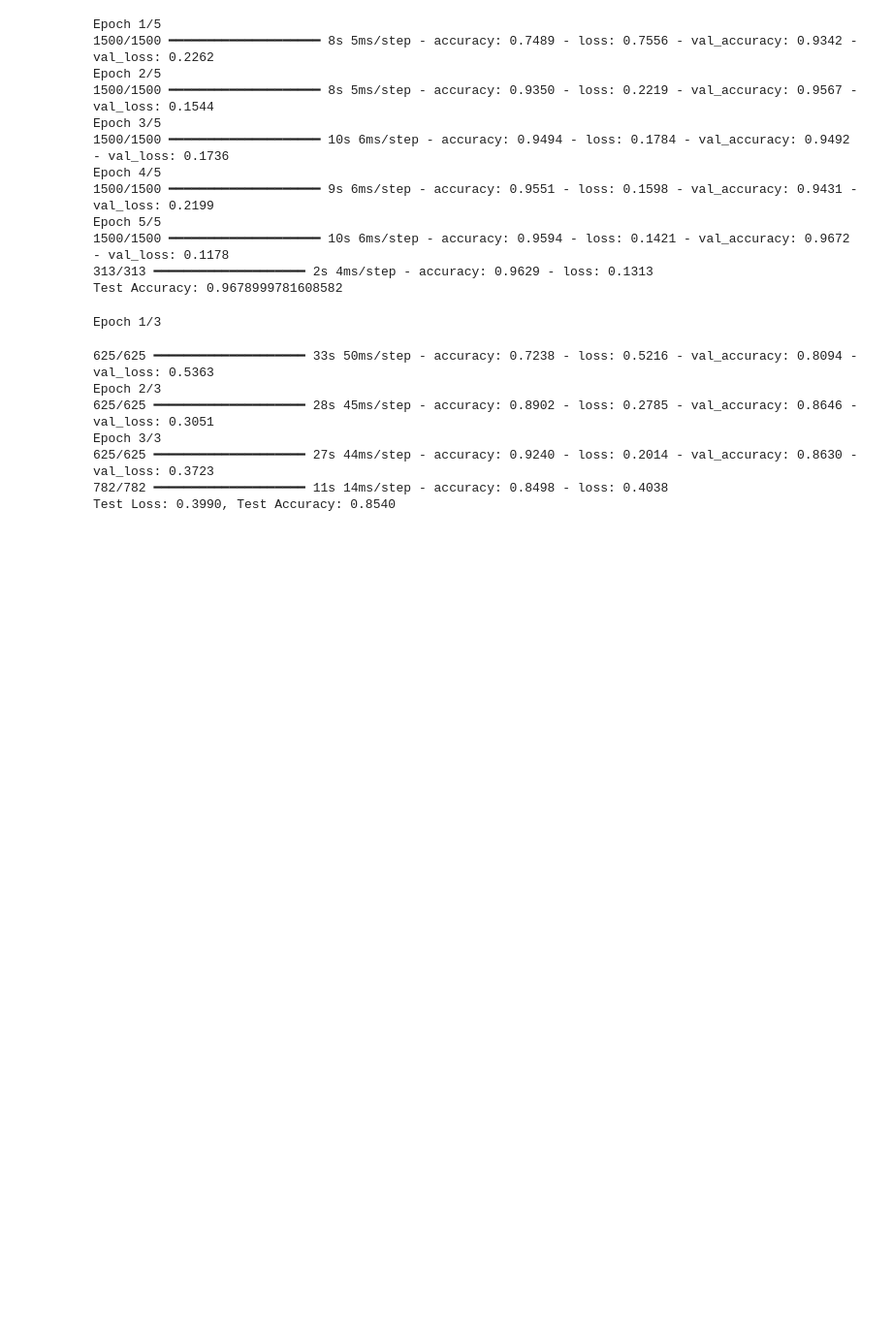
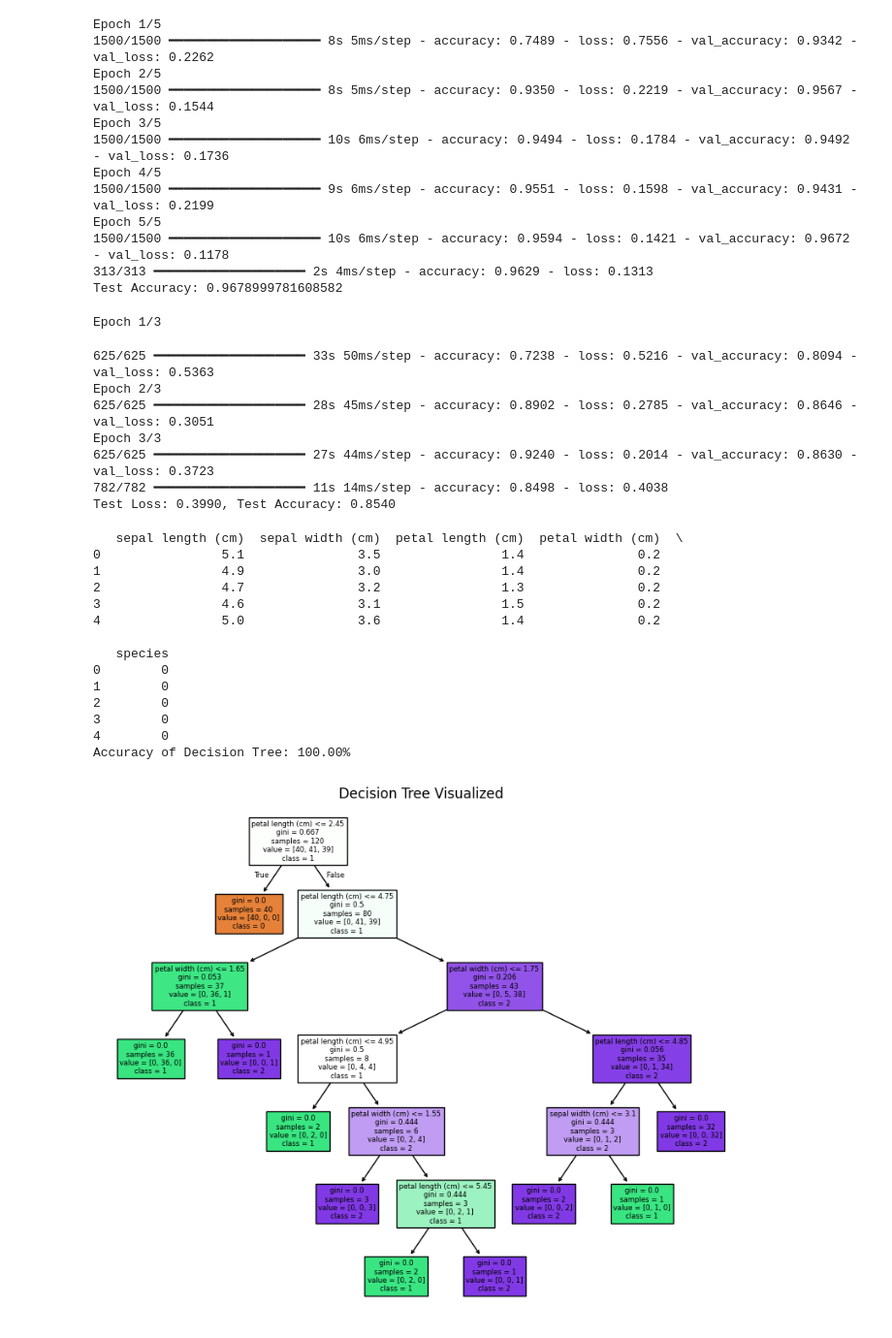
Before and after one commit to nbumani/cse03-intel, a Jupyter notebook: cse03.f1.ipynb, the cells around one changed output. Shown at 97% size. Saved outputs shown, nothing was run; the diff lists cells and outputs as text; code cells hidden in the pictures; blank space fills up the shorter version.

```diff
--- a/cse03.f1.ipynb
+++ b/cse03.f1.ipynb
@@ -245,3 +245,40 @@ Epoch 3/3
 625/625 ━━━━━━━━━━━━━━━━━━━━ 27s 44ms/step - accuracy: 0.9240 - loss: 0.2014 - val_accuracy: 0.8630 - val_loss: 0.3723
 782/782 ━━━━━━━━━━━━━━━━━━━━ 11s 14ms/step - accuracy: 0.8498 - loss: 0.4038
 Test Loss: 0.3990, Test Accuracy: 0.8540
+# %%
+import pandas as pd
+from sklearn.model_selection import train_test_split
+from sklearn.tree import DecisionTreeClassifier
+from sklearn.metrics import accuracy_score
+from sklearn import tree
+import matplotlib.pyplot as plt
+df = pd.read_csv('dataset/iris.csv')
+print(df.head())
+X = df.drop('species', axis=1)
+y = df['species']
+X_train, X_test, y_train, y_test = train_test_split(X, y, test_size=0.2, random_state=42)
+dtree = DecisionTreeClassifier(random_state=42)
+dtree.fit(X_train, y_train)
+y_pred = dtree.predict(X_test)
+accuracy = accuracy_score(y_test, y_pred)
+print(f"Accuracy of Decision Tree: {accuracy * 100:.2f}%")
+plt.figure(figsize=(10,8))
+tree.plot_tree(dtree, filled=True, feature_names=X.columns, class_names=df['species'].unique().astype(str))
+plt.title('Decision Tree Visualized')
+plt.show()
+# %% [output]
+   sepal length (cm)  sepal width (cm)  petal length (cm)  petal width (cm)  \
+0                5.1               3.5                1.4               0.2
+1                4.9               3.0                1.4               0.2
+2                4.7               3.2                1.3               0.2
+3                4.6               3.1                1.5               0.2
+4                5.0               3.6                1.4               0.2
+
+   species
+0        0
+1        0
+2        0
+3        0
+4        0
+Accuracy of Decision Tree: 100.00%
+[figure, added]
```
Also changed, not shown: parts of 1 cell of this notebook.
